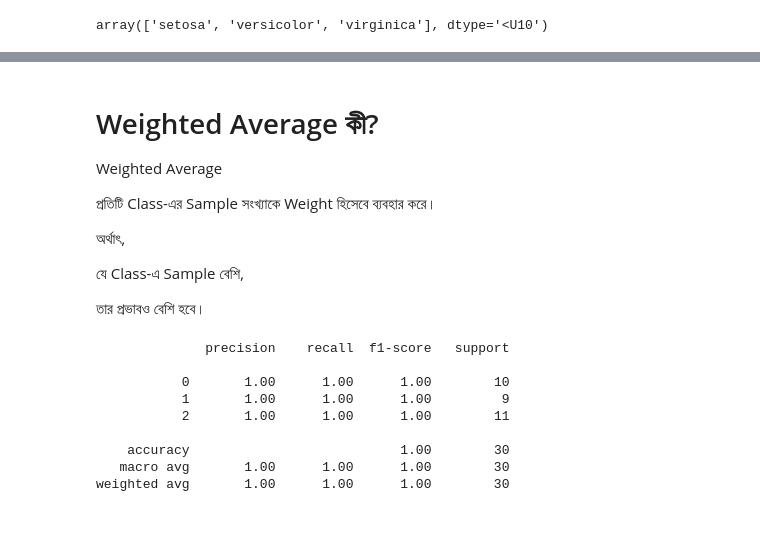
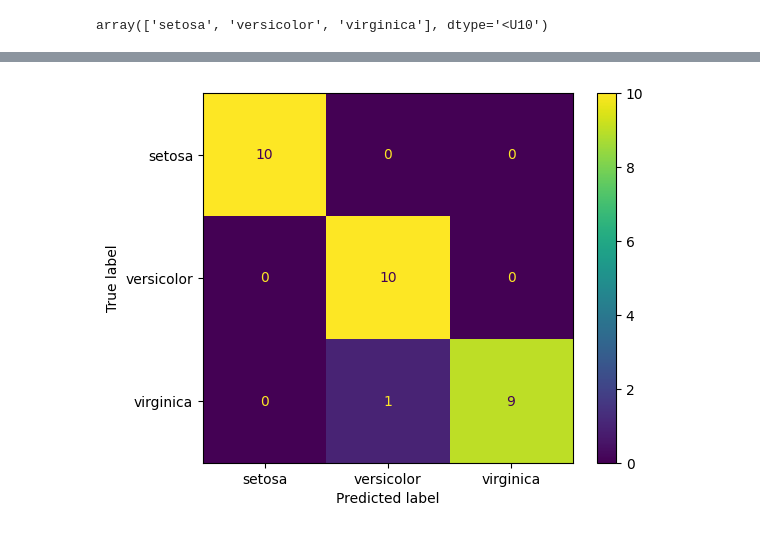
Before and after one commit to FullStackAnalyst/Data-Engineering, a Jupyter notebook: PYTHON/KNN.ipynb, the cells around one changed output, grey strips where cells are left out. Cells and saved outputs as stored; diff of their text form; code cells hidden in the pictures.

```diff
--- a/PYTHON/KNN.ipynb
+++ b/PYTHON/KNN.ipynb
@@ -410,8 +60,8 @@ import numpy as np
 def train_test_split(x, y, train_size=0.8, random_state=None):
     RNG = np.random.default_rng(random_state)
     N = len(x)
-    N_train = round(N * train_size)
-    idx_train = RNG.choice(N, N_train, replace=False)
+    n_train = round(N * train_size)
+    idx_train = RNG.choice(N, n_train, replace=False)
     idx_test = np.setdiff1d(np.arange(N), idx_train)
     RNG.shuffle(idx_test)
     return x[idx_train], x[idx_test], y[idx_train], y[idx_test]
@@ -784,0 +93,5 @@ Prediction = Negative
+# %%
+knn = KNNC(k=3)
+knn.fit(x_train, y_train)
+y_hat_test = knn.predict(x_test)
+y_hat_test
@@ -785,6 +112,6 @@ Prediction = Negative
 # %%
 from sklearn.metrics import confusion_matrix
 
-cm = confusion_matrix(y_test, y_pred)
-print(cm)
+cm = confusion_matrix(y_test, y_hat_test)
+cm
 # %% [output]
@@ -921,27 +121,7 @@ Average বের করা।
-# %% [markdown]
-# Weighted Average কী?
-
-Weighted Average
-
-প্রতিটি Class-এর Sample সংখ্যাকে
-Weight হিসেবে ব্যবহার করে।
-
-অর্থাৎ,
-
-যে Class-এ Sample বেশি,
-
-তার প্রভাবও বেশি হবে।
-# %%
-from sklearn.metrics import classification_report
-
-print(classification_report(y_test, y_pred))
-# %% [output]
-              precision    recall  f1-score   support
-
-           0       1.00      1.00      1.00        10
-           1       1.00      1.00      1.00         9
-           2       1.00      1.00      1.00        11
-
-    accuracy                           1.00        30
-   macro avg       1.00      1.00      1.00        30
-weighted avg       1.00      1.00      1.00        30
+# %%
+from sklearn.metrics import ConfusionMatrixDisplay
+
+ConfusionMatrixDisplay(cm, display_labels=iris.target_names).plot()
+plt.show()
+# %% [output]
+[figure, added]
```
Also changed, not shown: parts of 42 cells of this notebook.
